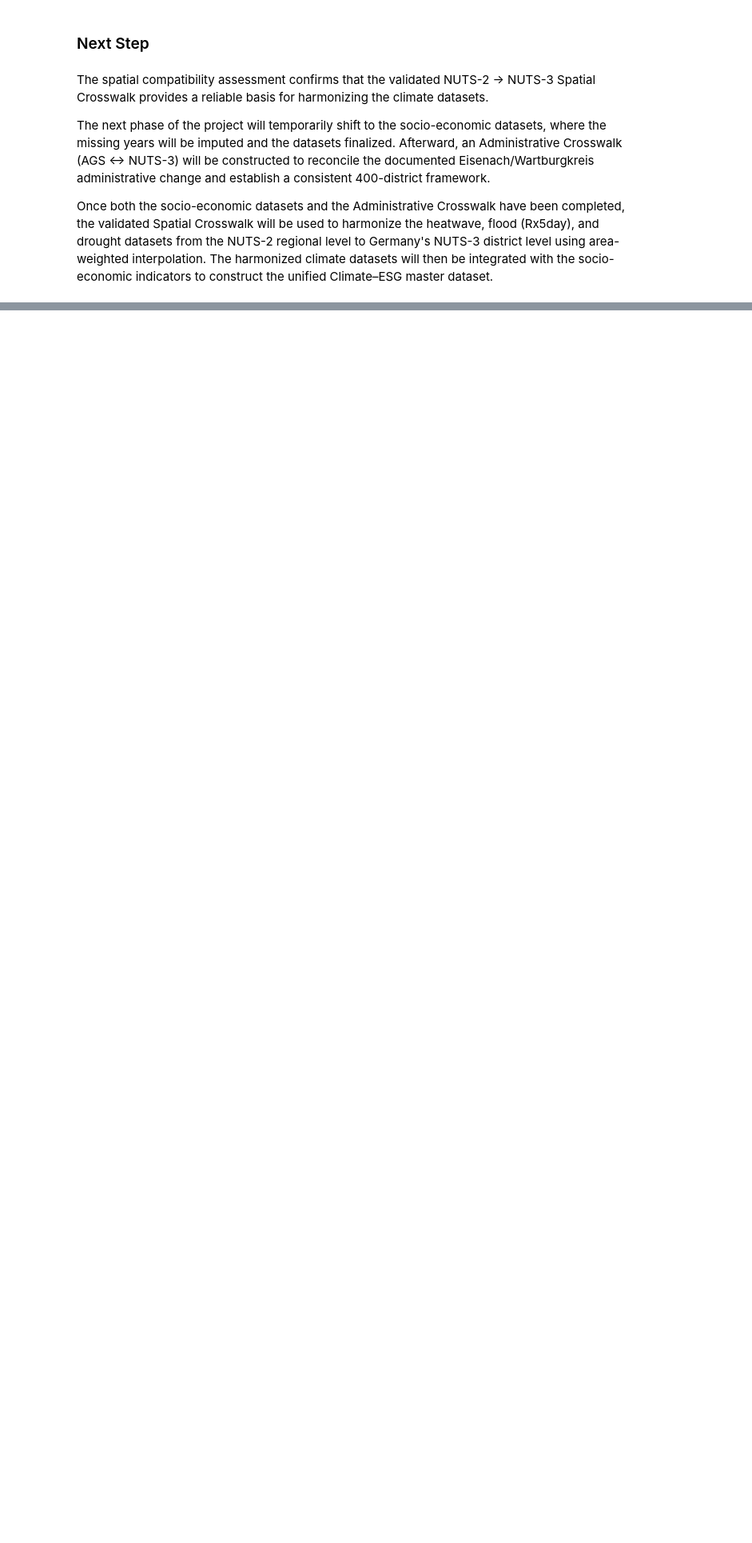
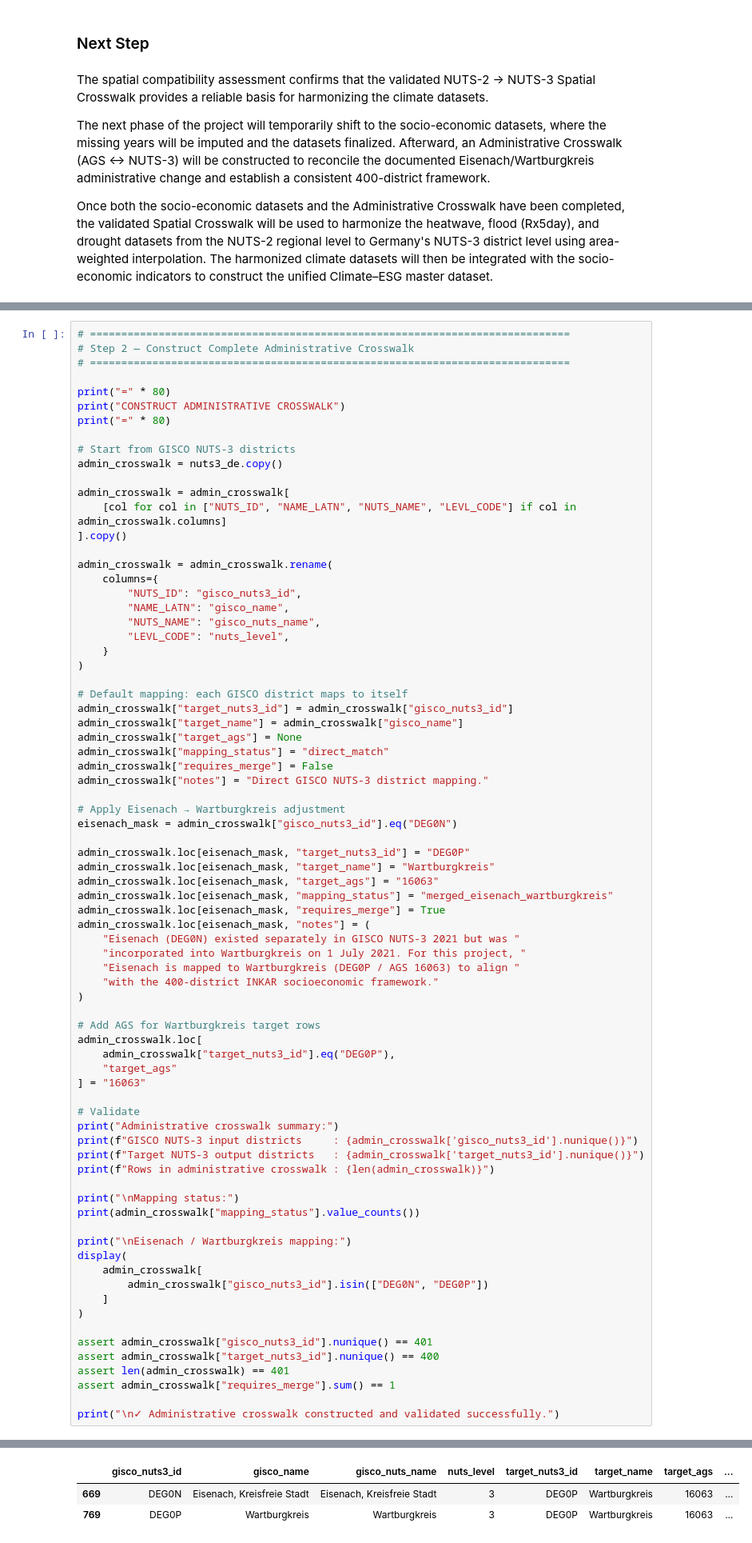
Before and after one commit to purityrima/climate-esg-risk-intelligence-germany, a Jupyter notebook: notebooks/08_climate_dataset_harmonization_nuts2_to_nuts3-kreise.ipynb, the cells around one changed output, grey strips where cells are left out. Shown at 80% size. Cells and saved outputs as stored; diff of their text form; blank space fills up the shorter version.

Commit message:
Standardize Germany administrative framework from 401 to 400 districts and implement validated administrative and spatial crosswalks

```diff
--- a/notebooks/08_climate_dataset_harmonization_nuts2_to_nuts3-kreise.ipynb
+++ b/notebooks/08_climate_dataset_harmonization_nuts2_to_nuts3-kreise.ipynb
@@ -1169,0 +1431,77 @@ Once both the socio-economic datasets and the Administrative Crosswalk have been
+# %%
+# =============================================================================
+# Step 2 — Construct Complete Administrative Crosswalk
+# =============================================================================
+
+print("=" * 80)
+print("CONSTRUCT ADMINISTRATIVE CROSSWALK")
+print("=" * 80)
+
+# Start from GISCO NUTS-3 districts
+admin_crosswalk = nuts3_de.copy()
+
+admin_crosswalk = admin_crosswalk[
+    [col for col in ["NUTS_ID", "NAME_LATN", "NUTS_NAME", "LEVL_CODE"] if col in admin_crosswalk.columns]
+].copy()
+
+admin_crosswalk = admin_crosswalk.rename(
+    columns={
+        "NUTS_ID": "gisco_nuts3_id",
+        "NAME_LATN": "gisco_name",
+        "NUTS_NAME": "gisco_nuts_name",
+        "LEVL_CODE": "nuts_level",
+    }
+)
+
+# Default mapping: each GISCO district maps to itself
+admin_crosswalk["target_nuts3_id"] = admin_crosswalk["gisco_nuts3_id"]
+admin_crosswalk["target_name"] = admin_crosswalk["gisco_name"]
+admin_crosswalk["target_ags"] = None
+admin_crosswalk["mapping_status"] = "direct_match"
+admin_crosswalk["requires_merge"] = False
+admin_crosswalk["notes"] = "Direct GISCO NUTS-3 district mapping."
+
+# Apply Eisenach → Wartburgkreis adjustment
+eisenach_mask = admin_crosswalk["gisco_nuts3_id"].eq("DEG0N")
+
+admin_crosswalk.loc[eisenach_mask, "target_nuts3_id"] = "DEG0P"
+admin_crosswalk.loc[eisenach_mask, "target_name"] = "Wartburgkreis"
+admin_crosswalk.loc[eisenach_mask, "target_ags"] = "16063"
+admin_crosswalk.loc[eisenach_mask, "mapping_status"] = "merged_eisenach_wartburgkreis"
+admin_crosswalk.loc[eisenach_mask, "requires_merge"] = True
+admin_crosswalk.loc[eisenach_mask, "notes"] = (
+    "Eisenach (DEG0N) existed separately in GISCO NUTS-3 2021 but was "
+    "incorporated into Wartburgkreis on 1 July 2021. For this project, "
+    "Eisenach is mapped to Wartburgkreis (DEG0P / AGS 16063) to align "
+    "with the 400-district INKAR socioeconomic framework."
+)
+
+# Add AGS for Wartburgkreis target rows
+admin_crosswalk.loc[
+    admin_crosswalk["target_nuts3_id"].eq("DEG0P"),
+    "target_ags"
+] = "16063"
+
+# Validate
+print("Administrative crosswalk summary:")
+print(f"GISCO NUTS-3 input districts     : {admin_crosswalk['gisco_nuts3_id'].nunique()}")
+print(f"Target NUTS-3 output districts   : {admin_crosswalk['target_nuts3_id'].nunique()}")
+print(f"Rows in administrative crosswalk : {len(admin_crosswalk)}")
+
+print("\nMapping status:")
+print(admin_crosswalk["mapping_status"].value_counts())
+
+print("\nEisenach / Wartburgkreis mapping:")
+display(
+    admin_crosswalk[
+        admin_crosswalk["gisco_nuts3_id"].isin(["DEG0N", "DEG0P"])
+    ]
+)
+
+assert admin_crosswalk["gisco_nuts3_id"].nunique() == 401
+assert admin_crosswalk["target_nuts3_id"].nunique() == 400
+assert len(admin_crosswalk) == 401
+assert admin_crosswalk["requires_merge"].sum() == 1
+
+print("\n✓ Administrative crosswalk constructed and validated successfully.")
+# %% [output]
@@ -1169,0 +1523,3 @@ Once both the socio-economic datasets and the Administrative Crosswalk have been
+|  | gisco_nuts3_id | gisco_name | gisco_nuts_name | nuts_level | target_nuts3_id | target_name | target_ags | ... |
+| 669 | DEG0N | Eisenach, Kreisfreie Stadt | Eisenach, Kreisfreie Stadt | 3 | DEG0P | Wartburgkreis | 16063 | ... |
+| 769 | DEG0P | Wartburgkreis | Wartburgkreis | 3 | DEG0P | Wartburgkreis | 16063 | ... |
```
Also changed, not shown: parts of 26 cells of this notebook, 6 other files.
